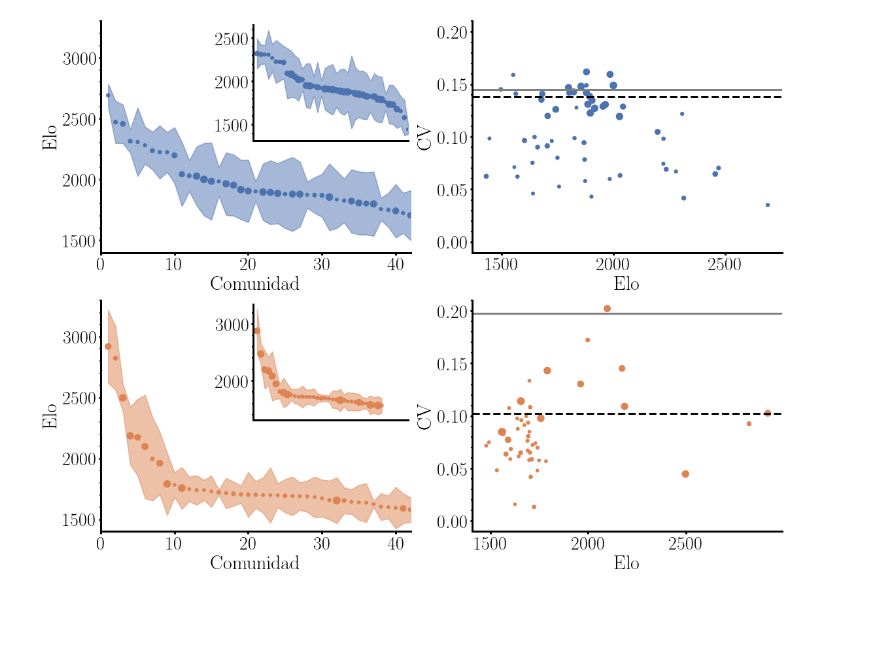
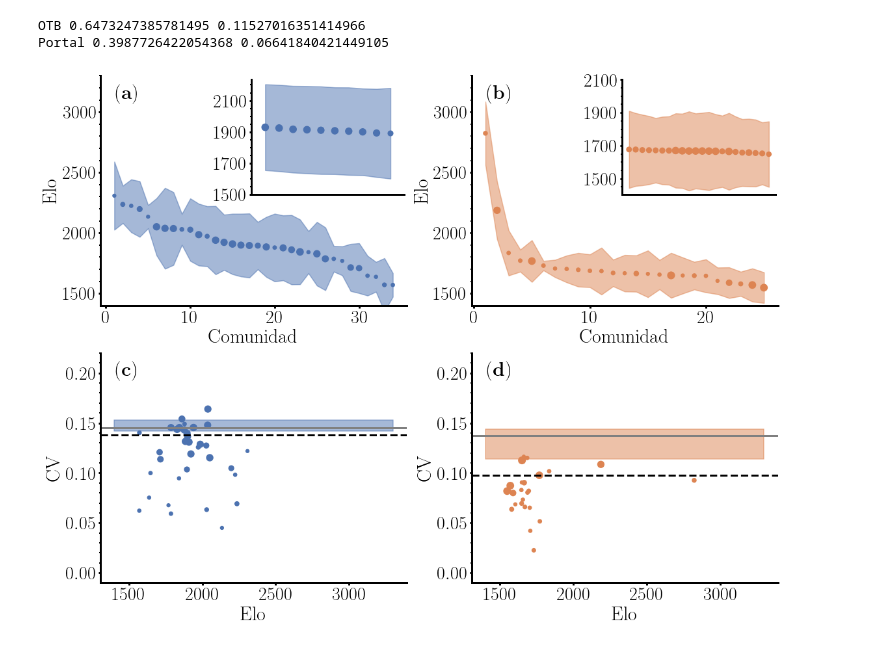
Before and after one commit to nahuelalmeira/chess, a Jupyter notebook: notebooks/figura5.ipynb, the cells around one changed output. Drawn from its saved outputs; the diff is of its cells as text; code cells hidden in the pictures; blank space fills up the shorter version.

```diff
--- a/notebooks/figura5.ipynb
+++ b/notebooks/figura5.ipynb
@@ -21,3 +15,25 @@ ran_comm_data = {
+# %%
+ran_comm_data = {
+    "OTB": pickle.load(open(ARTIFACTS_DIR / f"{Database.OTB}_rewired_f10.0_leiden.pickle", "rb")),
+    "Portal": pickle.load(open(ARTIFACTS_DIR / f"{Database.Portal}_rewired_f10.0_leiden.pickle", "rb"))
+}
+# %%
+for database in ["OTB", "Portal"]:
+    print(
+        database,
+        comm_data[database].newman_girvan_modularity().score,
+        ran_comm_data[database].newman_girvan_modularity().score
+    )
+# %% [output]
+OTB 0.6473247385781495 0.11527016351414966
+Portal 0.3987726422054368 0.06641840421449105
+# %%
+def comms_to_comms_by_id(g, comms):
+    name_dict = {name: i for i, name in enumerate(g.vs["name"])}
+    comms_by_id = []
+    for comm in comms.communities:
+        comms_by_id.append([name_dict[name] for name in comm])
+    return comms_by_id
 # %%
 def get_community_data(g, communities, min_size: int = 1):
     data = []
@@ -33,6 +49,7 @@ def get_community_data(g, communities, min_size: int = 1):
         data,
         columns=["Nc", "MeanElo", "StdElo"]
     ).sort_values(by="MeanElo", ascending=False).reset_index(drop=True)
+    df["CV"] = df.StdElo / df.MeanElo
     return df
 # %%
 def plot_elo_per_community(df, ax = None):
@@ -45,47 +62,64 @@ def plot_elo_per_community(df, ax = None):
     Yfill_max = Y + Yerr
     ax.scatter(X, Y, s=10*np.log(df.Nc), color=f"C{i}")
     ax.fill_between(X, Yfill_min, Yfill_max, alpha=0.5, color=f"C{i}")
-    ax.set_xticks([0, 10, 20, 30, 40])
-    ax.set_xlim(0, 42)
     return ax
 # %%
-min_size = 6
+min_size = 10
 ncols, nrows = 2, 2
 fig, axes = plt.subplots(figsize=(8*ncols, 6*nrows), ncols=ncols, nrows=nrows)
-for i, (name, communities) in enumerate(comm_data.items()):
+for i, (name, comms_by_name) in enumerate(comm_data.items()):
     g = graphs[name]
-    ax = axes[i,0]
-    ax.set_ylim(1400, 3300)
+    communities = comms_to_comms_by_id(g, comms_by_name)
+
+    ax = axes[0,i]
+    ax.text(0.05, 0.9, panels[i], fontsize=30, transform=ax.transAxes)
+    min_elo, max_elo = 1400, 3300
+    ax.set_ylim(min_elo, max_elo)
     ax.set_xlabel(r"$\mathrm{Comunidad}$")
     ax.set_ylabel(r"$\mathrm{Elo}$")
     df = get_community_data(g, communities, min_size=min_size)
     plot_elo_per_community(df, ax=ax)
+    #ax.set_xlim(0, 42)
 
-    ax = axes[i,1]
+    ax = axes[1,i]
+    ax.text(0.05, 0.9, panels[2+i], fontsize=30, transform=ax.transAxes)
     ax.set_xlabel(r"$\mathrm{Elo}$")
     ax.set_ylabel(r"$\mathrm{CV}$")
-    CV_values = df.StdElo / df.MeanElo
-    ax.scatter(df.MeanElo, df.StdElo / df.MeanElo, s=10*np.log(df.Nc), color=f"C{i}")
+    ax.scatter(df.MeanElo, df.CV, s=10*np.log(df.Nc), color=f"C{i}")
     ax.axhline(np.std(g.vs["MeanElo"]) / np.mean(g.vs["MeanElo"]), color="gray")
-    ax.axhline(np.dot(df.Nc, CV_values) / df.Nc.sum(), linestyle="--", color="k")
-    ax.set_ylim(-0.01, 0.21)
+    ax.axhline(np.dot(df.Nc, df.CV) / df.Nc.sum(), linestyle="--", color="k")
+    ax.set_ylim(-0.01, 0.22)
 
-for i, (name, communities) in enumerate(ran_comm_data.items()):
+for i, (name, comms_by_name) in enumerate(ran_comm_data.items()):
     g = graphs[name]
-    ax = axes[i,0]
+    communities = comms_to_comms_by_id(g, comms_by_name)
+
+    ax = axes[0,i]
     df = get_community_data(g, communities, min_size=min_size)
 
     bbox_to_anchor = (.52, .52, .5, .5)
     axins = inset_axes(
         ax, width="100%", height="100%",
         bbox_to_anchor=bbox_to_anchor,
         bbox_transform=ax.transAxes
     )
     plot_elo_per_community(df, ax=axins)
-    axins.set_xlim(0, 41)
+    axins.set_xlim(0, (df.Nc>=min_size).sum()+1)
     axins.set_xticks([])
+    yticks = [1500, 1700, 1900, 2100]# if name == "OTB" else [1500, 1700, 1900]
+    axins.set_yticks(yticks)
+    ax = axes[1,i]
+    ax.fill_between(
+        [min_elo, max_elo],
+        df[df.Nc>=min_size].CV.min(),
+        df[df.Nc>=min_size].CV.max(),
+         alpha=0.5,
+         color=f"C{i}",
+        )
+
 sns.despine()
 plt.tight_layout()
+plt.savefig(FIGS_DIR / "louvain.pdf")
 plt.show()
 # %% [output]
-[figure, old version]
+[figure, new version]
```
Also changed, not shown: parts of 20 cells of this notebook, 9 other files.
